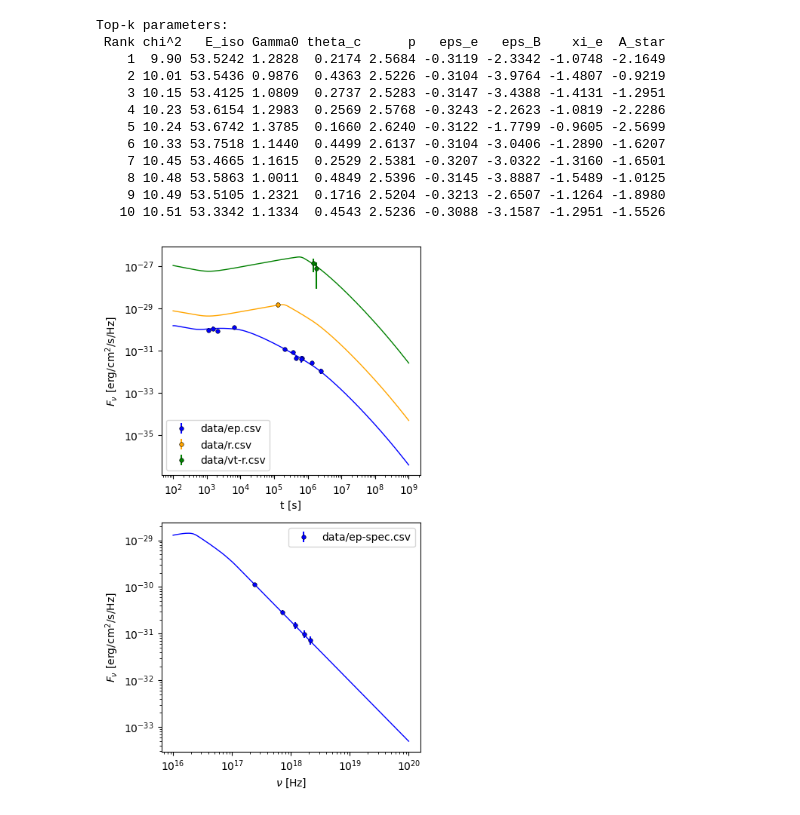
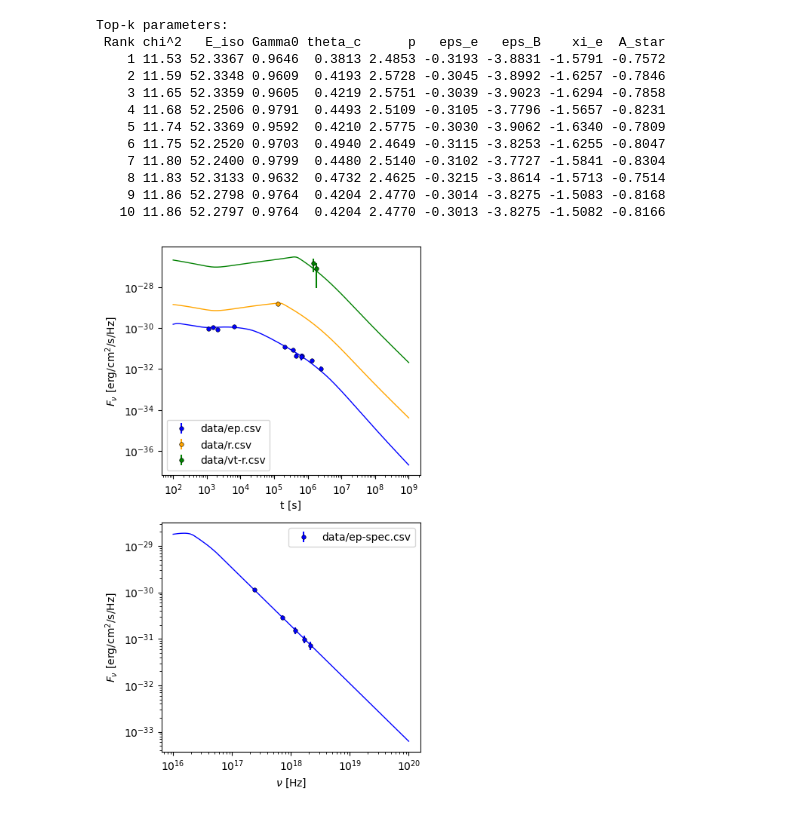
Before and after one commit to cjules0609/VegasAfterglow, a Jupyter notebook: script/mcmc.ipynb, the cells around one changed output. Saved outputs shown, nothing was run; the diff lists cells and outputs as text; code cells hidden in the pictures.

```diff
--- a/script/mcmc.ipynb
+++ b/script/mcmc.ipynb
@@ -20,8 +20,9 @@ for nu, fname in zip(band, lc_files):
     # Read the light curve data from the CSV file into a pandas DataFrame
     df = pd.read_csv(fname)
 
-    # Add the light curve data to the 'data' object for the given frequency band
-    data.add_light_curve(nu_cgs=nu, t_cgs=df["t"], Fnu_cgs=df["Fv_obs"], Fnu_err=df["Fv_err"])
+    # Add the light curve data to the 'data' object for the given frequency band, you can assign weight to each data point for chi^2 evaluation
+    # You don't need to worry about the weights' normalization, the code will normalize them automatically.
+    data.add_light_curve(nu_cgs=nu, t_cgs=df["t"], Fnu_cgs=df["Fv_obs"], Fnu_err=df["Fv_err"], weights=np.ones(len(df["t"])))
 
 # Define the times [s] for spectra and corresponding files
 times = [3000]
@@ -34,7 +35,7 @@ for t, fname in zip(times, spec_files):
 
     # Add the spectrum data to the 'data' object for the given time
     data.add_spectrum(t_cgs=t, nu_cgs=df_spec["nu"],
-                      Fnu_cgs=df_spec["Fv_obs"], Fnu_err=df_spec["Fv_err"])
+                      Fnu_cgs=df_spec["Fv_obs"], Fnu_err=df_spec["Fv_err"], weights=np.ones(len(df_spec["nu"])))
 
 ######### 2. CONFIGURE MODEL #########
 
@@ -43,8 +44,8 @@ cfg.lumi_dist = 3.364e28    # Luminosity distance [cm]
 cfg.z         = 1.58        # Redshift
 cfg.medium    = "wind"      # Medium type: "wind", "ism" (Interstellar Medium)
 cfg.jet       = "powerlaw"  # Jet structure: "powerlaw", "gaussian", "tophat", "twocomponent"
-cfg.rvs_shock = True
-cfg.fwd_SSC   = True
+cfg.rvs_shock = False
+cfg.fwd_SSC   = False
 ######### 3. DEFINE PARAMETERS #########
 
 # Parameter name, lower bound, upper bound, scale type
@@ -63,11 +64,6 @@ mc_params = [
     ParamDef("xi_e",     1e-3,     1,  Scale.LOG),        # Efficiency factor
     ParamDef("A_star",   1e-3,     1,  Scale.LOG),       # Star formation rate normalization
     #ParamDef("n_ism",   1e-3,    10,  Scale.LOG),       # Number density of medium [cm^-3]
-    #ParamDef("p_r",         2,     3,  Scale.LINEAR),    # Power law index
-    #ParamDef("eps_e_r",  1e-2,   0.5,  Scale.LOG),       # Electron energy fraction
-    #ParamDef("eps_B_r",  1e-4,   0.5,  Scale.LOG),       # Magnetic field energy fraction
-    #ParamDef("xi_e_r",   1e-3,     1,  Scale.LOG),        # Efficiency factor
-    #ParamDef("tau",         1,   1e5,  Scale.LOG),     # Wide component half-opening angle [rad]
 ]
 
 ######### 4. RUN MCMC #########
@@ -77,7 +73,7 @@ fitter = Fitter(data, cfg)
 # Run the fitting process using the defined parameters for specified number of MCMC steps (total_steps)
 result = fitter.fit(
     mc_params,
-    resolution=(0.3, 1, 5),#resolution of the grid, the optimal resolution is data dependent, you may change it based on your data
+    resolution=(0.3, 1, 10),#resolution of the grid, the optimal resolution is data dependent, you may change it based on your data
     total_steps=1000,
     burn_frac=0.3,
     top_k=10
@@ -97,16 +93,16 @@ print(top_k_df.to_string(index=False))
 # %% [output]
 Top-k parameters:
  Rank chi^2   E_iso Gamma0 theta_c      p   eps_e   eps_B    xi_e  A_star
-    1  9.90 53.5242 1.2828  0.2174 2.5684 -0.3119 -2.3342 -1.0748 -2.1649
-    2 10.01 53.5436 0.9876  0.4363 2.5226 -0.3104 -3.9764 -1.4807 -0.9219
-    3 10.15 53.4125 1.0809  0.2737 2.5283 -0.3147 -3.4388 -1.4131 -1.2951
-    4 10.23 53.6154 1.2983  0.2569 2.5768 -0.3243 -2.2623 -1.0819 -2.2286
-    5 10.24 53.6742 1.3785  0.1660 2.6240 -0.3122 -1.7799 -0.9605 -2.5699
-    6 10.33 53.7518 1.1440  0.4499 2.6137 -0.3104 -3.0406 -1.2890 -1.6207
-    7 10.45 53.4665 1.1615  0.2529 2.5381 -0.3207 -3.0322 -1.3160 -1.6501
-    8 10.48 53.5863 1.0011  0.4849 2.5396 -0.3145 -3.8887 -1.5489 -1.0125
-    9 10.49 53.5105 1.2321  0.1716 2.5204 -0.3213 -2.6507 -1.1264 -1.8980
-   10 10.51 53.3342 1.1334  0.4543 2.5236 -0.3088 -3.1587 -1.2951 -1.5526
+    1 11.53 52.3367 0.9646  0.3813 2.4853 -0.3193 -3.8831 -1.5791 -0.7572
+    2 11.59 52.3348 0.9609  0.4193 2.5728 -0.3045 -3.8992 -1.6257 -0.7846
+    3 11.65 52.3359 0.9605  0.4219 2.5751 -0.3039 -3.9023 -1.6294 -0.7858
+    4 11.68 52.2506 0.9791  0.4493 2.5109 -0.3105 -3.7796 -1.5657 -0.8231
+    5 11.74 52.3369 0.9592  0.4210 2.5775 -0.3030 -3.9062 -1.6340 -0.7809
+    6 11.75 52.2520 0.9703  0.4940 2.4649 -0.3115 -3.8253 -1.6255 -0.8047
+    7 11.80 52.2400 0.9799  0.4480 2.5140 -0.3102 -3.7727 -1.5841 -0.8304
+    8 11.83 52.3133 0.9632  0.4732 2.4625 -0.3215 -3.8614 -1.5713 -0.7514
+    9 11.86 52.2798 0.9764  0.4204 2.4770 -0.3014 -3.8275 -1.5083 -0.8168
+   10 11.86 52.2797 0.9764  0.4204 2.4770 -0.3013 -3.8275 -1.5082 -0.8166
 # %%
 # Define time and frequency ranges for predictions
 t_out = np.logspace(2, 9, 150)
@@ -116,10 +112,10 @@ nu_out = np.logspace(16,20,150)
 best_params = result.top_k_params[0]
 
 # Generate model light curves at the specified bands using the best-fit parameters
-lc = fitter.light_curves(best_params, t_out, band)
+lc = fitter.specific_flux(best_params, t_out, band)
 
 # Generate model spectra at the specified times using the best-fit parameters
-spec = fitter.spectra(best_params, nu_out, times)
+spec = fitter.specific_flux(best_params, times, nu_out)
 # %%
 # Function to plot model light curves along with observed data
 def draw_bestfit(t,lc_fit, nu, spec_fit):
@@ -131,36 +127,36 @@ def draw_bestfit(t,lc_fit, nu, spec_fit):
     fig =plt.figure(figsize=(4.5, 7.5))
 
     ax1 = fig.add_subplot(211)
     ax2 = fig.add_subplot(212)
 
     shift = [1,1,200]
     colors = ['blue', 'orange', 'green']
     for i, file, sft, c in zip(range(len(lc_files)), lc_files, shift, colors ):
         df = pd.read_csv(file)
         ax1.errorbar(df["t"], df["Fv_obs"]*sft, df["Fv_err"]*sft, fmt='o',markersize=4,label=file, color=c,markeredgecolor='k', markeredgewidth=.4)
-        ax1.plot(t, np.array(lc_fit[i])*sft, color=c,lw=1)
+        ax1.plot(t, np.array(lc_fit[i,:])*sft, color=c,lw=1)
 
     ax1.set_xscale('log')
     ax1.set_yscale('log')
     ax1.set_xlabel('t [s]')
     ax1.set_ylabel(r'$F_\nu$ [erg/cm$^2$/s/Hz]')
     ax1.legend()
 
     for i, file, sft, c in zip(range(len(spec_files)), spec_files, shift, colors ):
         df = pd.read_csv(file)
         ax2.errorbar(df["nu"], df["Fv_obs"]*sft, df["Fv_err"]*sft, fmt='o',markersize=4,label=file, color=c,markeredgecolor='k', markeredgewidth=.4)
-        ax2.plot(nu, np.array(spec_fit[i])*sft, color=c,lw=1)
+        ax2.plot(nu, np.array(spec_fit[:,i])*sft, color=c,lw=1)
 
     ax2.set_xscale('log')
     ax2.set_yscale('log')
     ax2.set_xlabel(r'$\nu$ [Hz]')
     ax2.set_ylabel(r'$F_\nu$ [erg/cm$^2$/s/Hz]')
     ax2.legend()
     plt.tight_layout()
 
 draw_bestfit(t_out, lc, nu_out, spec)
 # %% [output]
-[figure, old version]
+[figure, new version]
 # %%
 # Function to create a corner plot showing parameter correlations and confidence intervals
 def plot_corner(flat_chain, labels, filename="corner_plot.png"):
```
Also changed, not shown: parts of 1 cell of this notebook, 12 other files.
